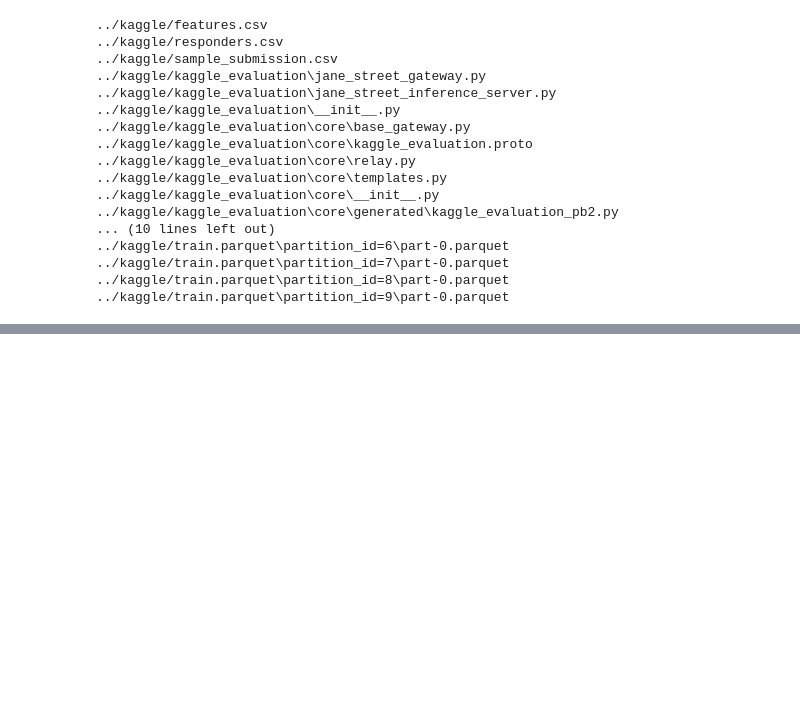
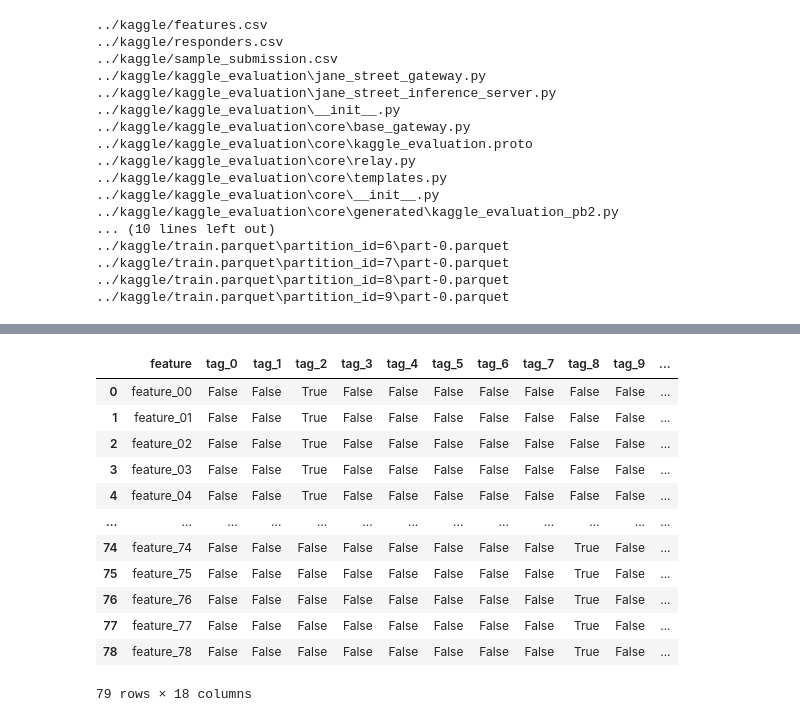
Before and after one commit to wesstone12/kaggle-1, a Jupyter notebook: 1.ipynb, the cells around one changed output, grey strips where cells are left out. Cells and saved outputs as stored; diff of their text form; code cells hidden in the pictures; blank space fills up the shorter version.

```diff
--- a/1.ipynb
+++ b/1.ipynb
@@ -43,0 +55,17 @@ shape: (5, 92)
+# %%
+features = pd.read_csv('../kaggle/features.csv')
+features
+# %% [output]
+|  | feature | tag_0 | tag_1 | tag_2 | tag_3 | tag_4 | tag_5 | tag_6 | tag_7 | tag_8 | tag_9 | ... |
+| 0 | feature_00 | False | False | True | False | False | False | False | False | False | False | ... |
+| 1 | feature_01 | False | False | True | False | False | False | False | False | False | False | ... |
+| 2 | feature_02 | False | False | True | False | False | False | False | False | False | False | ... |
+| 3 | feature_03 | False | False | True | False | False | False | False | False | False | False | ... |
+| 4 | feature_04 | False | False | True | False | False | False | False | False | False | False | ... |
+| ... | ... | ... | ... | ... | ... | ... | ... | ... | ... | ... | ... | ... |
+| 74 | feature_74 | False | False | False | False | False | False | False | False | True | False | ... |
+| 75 | feature_75 | False | False | False | False | False | False | False | False | True | False | ... |
+| 76 | feature_76 | False | False | False | False | False | False | False | False | True | False | ... |
+| 77 | feature_77 | False | False | False | False | False | False | False | False | True | False | ... |
+| 78 | feature_78 | False | False | False | False | False | False | False | False | True | False | ... |
+79 rows × 18 columns
```
Also changed, not shown: parts of 5 cells of this notebook, 2 other files.
